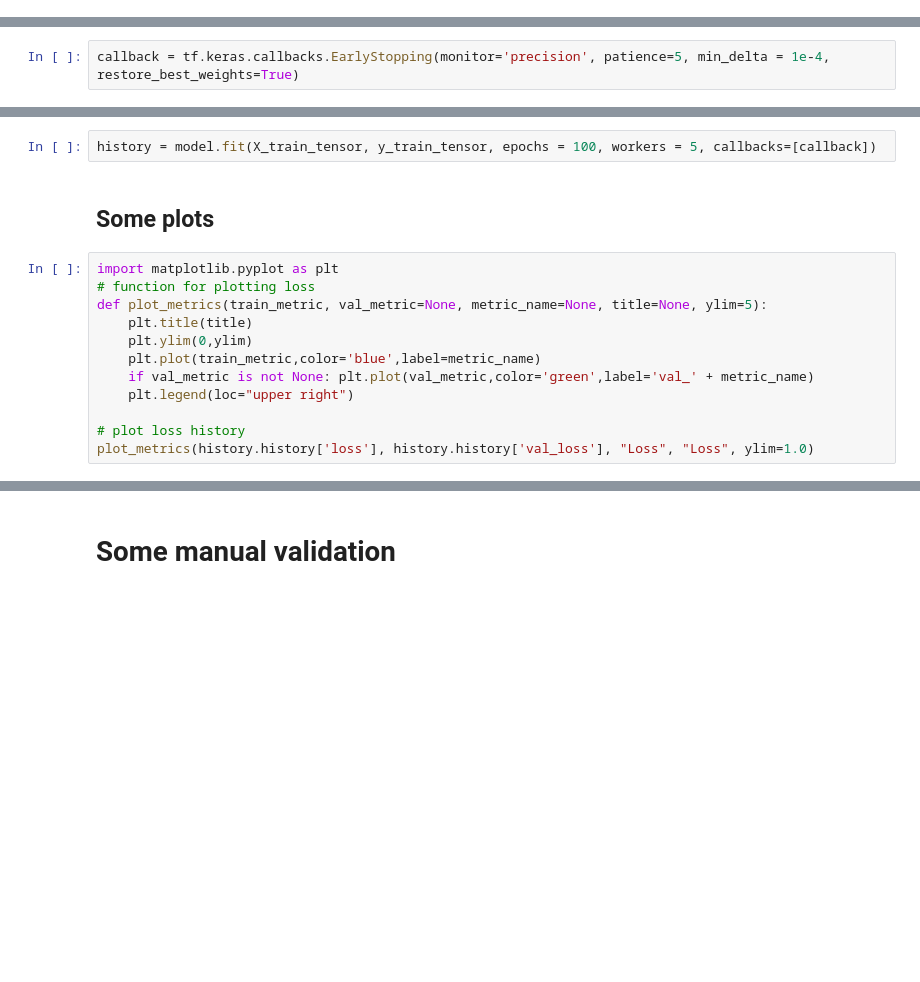
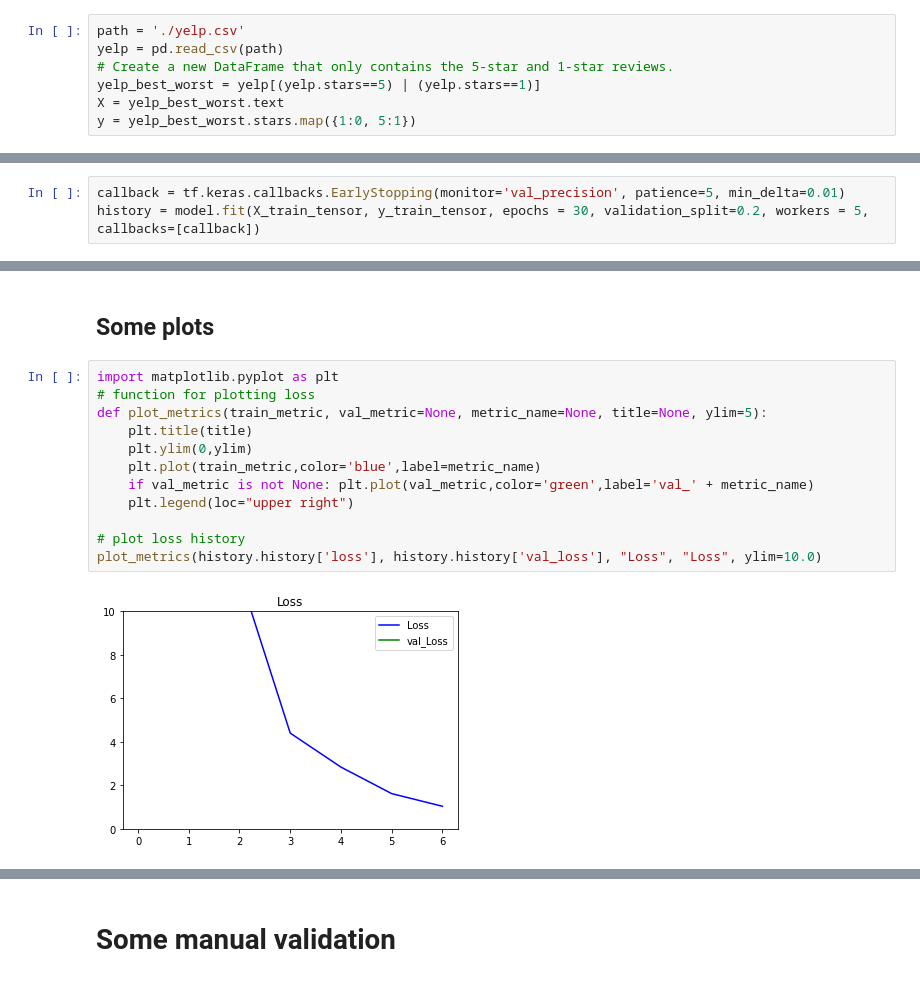
Before and after one commit to axel-sirota/tf-dev-nlp, a Jupyter notebook: module3/TF_Developer_NLP_Module3_Demo1_Analysing_Sentiment_With_OHE.ipynb, the cells around one changed output, grey strips where cells are left out. Drawn from its saved outputs; the diff is of its cells as text; blank space fills up the shorter version.

```diff
--- a/module3/TF_Developer_NLP_Module3_Demo1_Analysing_Sentiment_With_OHE.ipynb
+++ b/module3/TF_Developer_NLP_Module3_Demo1_Analysing_Sentiment_With_OHE.ipynb
@@ -111,2 +76,9 @@ y = downsampled_complaints.rating
+# %%
+path = './yelp.csv'
+yelp = pd.read_csv(path)
+# Create a new DataFrame that only contains the 5-star and 1-star reviews.
+yelp_best_worst = yelp[(yelp.stars==5) | (yelp.stars==1)]
+X = yelp_best_worst.text
+y = yelp_best_worst.stars.map({1:0, 5:1})
 # %%
 y.value_counts()
@@ -177,2 +199,3 @@ model(tf.constant(test_point))
 # %%
-callback = tf.keras.callbacks.EarlyStopping(monitor='precision', patience=5, min_delta = 1e-4, restore_best_weights=True)
+callback = tf.keras.callbacks.EarlyStopping(monitor='val_precision', patience=5, min_delta=0.01)
+history = model.fit(X_train_tensor, y_train_tensor, epochs = 30, validation_split=0.2, workers = 5, callbacks=[callback])
@@ -179,18 +217,18 @@ callback = tf.keras.callbacks.EarlyStopping(monitor='precision', patience=5, min
-# %%
-history = model.fit(X_train_tensor, y_train_tensor, epochs = 100, workers = 5, callbacks=[callback])
 # %% [markdown]
 ## Some plots
 # %%
 import matplotlib.pyplot as plt
 # function for plotting loss
 def plot_metrics(train_metric, val_metric=None, metric_name=None, title=None, ylim=5):
     plt.title(title)
     plt.ylim(0,ylim)
     plt.plot(train_metric,color='blue',label=metric_name)
     if val_metric is not None: plt.plot(val_metric,color='green',label='val_' + metric_name)
     plt.legend(loc="upper right")
 
 # plot loss history
-plot_metrics(history.history['loss'], history.history['val_loss'], "Loss", "Loss", ylim=1.0)
+plot_metrics(history.history['loss'], history.history['val_loss'], "Loss", "Loss", ylim=10.0)
+# %% [output]
+[figure, added]
 # %%
 plot_metrics(history.history['accuracy'], history.history['val_accuracy'], "Accuracy", "Accuracy", ylim=1.0)
```
Also changed, not shown: parts of 32 cells of this notebook.
